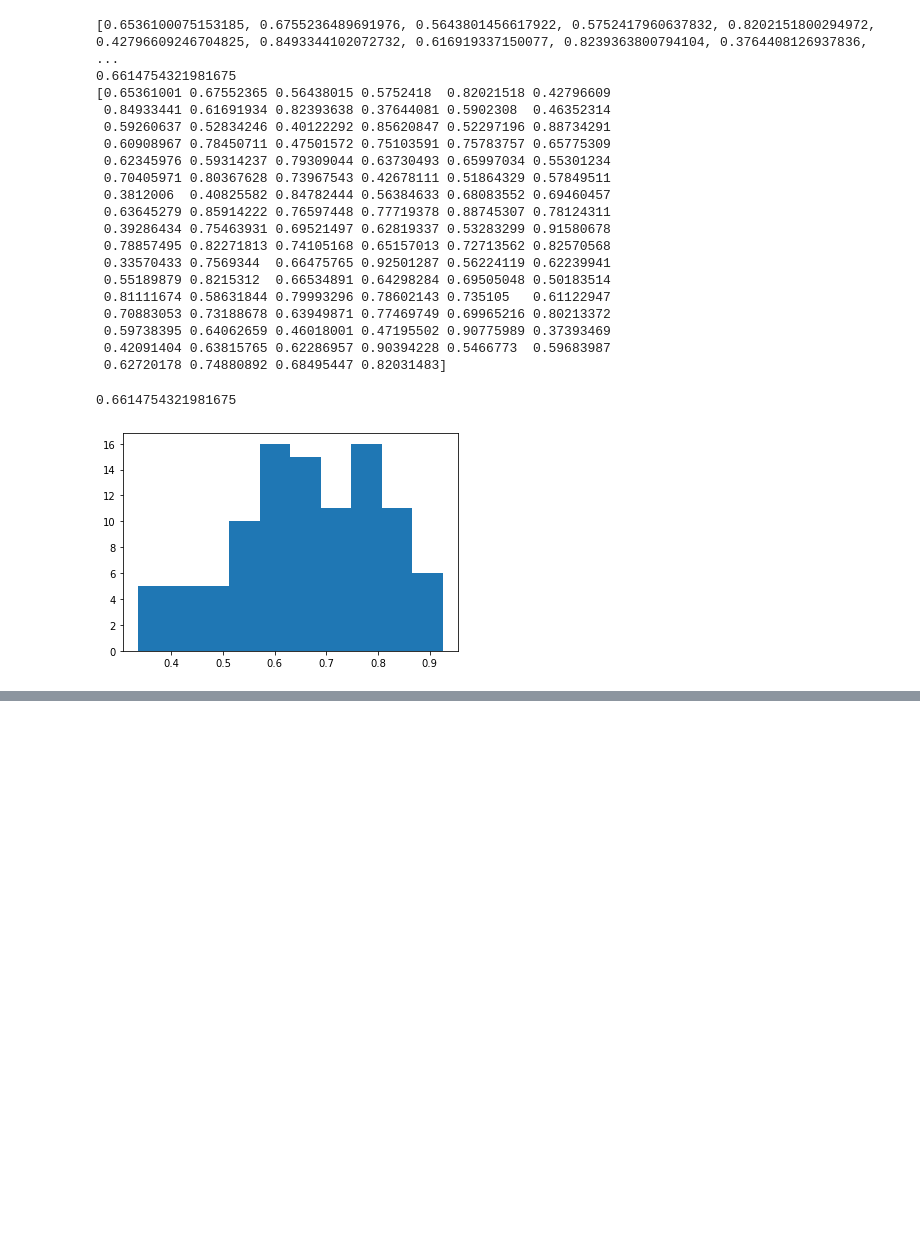
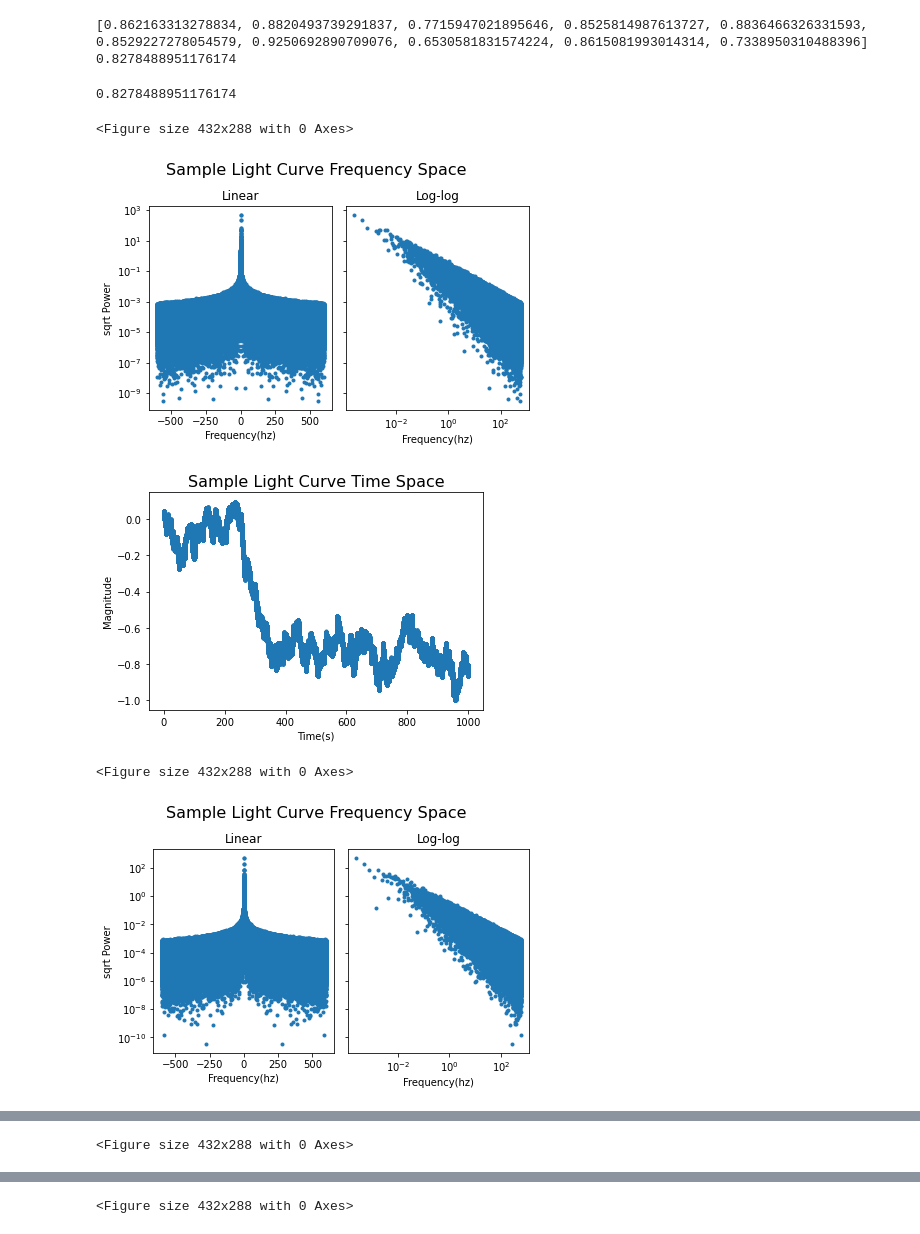
Before and after one commit to jblipper/VERITAS-Summer-Project-2022, a Jupyter notebook: Scripts/Correlation_Finder_Multiple_Samples.ipynb, the cells around one changed output, grey strips where cells are left out. Saved outputs shown, nothing was run; the diff lists cells and outputs as text; code cells hidden in the pictures; blank space fills up the shorter version.

```diff
--- a/Scripts/Correlation_Finder_Multiple_Samples.ipynb
+++ b/Scripts/Correlation_Finder_Multiple_Samples.ipynb
@@ -64,7 +64,9 @@ def gendata(T,dt,noise=2,plot=True,output=True):
     for i in range(len(re)):
         im.append(re[-i])
     y=np.concatenate([re,im])
-    M=invF(dt,re,output='yes',absolute='no',positiveoutput='yes',plot='no')
+    Mi=invF(dt,re,output='yes',absolute='no',positiveoutput='yes',plot='no')
+    Ma=np.array(Mi)
+    M=Ma/np.amax(abs(Ma))
     t=np.arange(0,np.size(M)*dt,dt)
 
     if plot==True:
@@ -109,6 +111,9 @@ def getcorrelation(datafile,N,a,b,dt,strength=1,plot1=False,plot2=False,showrs=F
     ttdata=[]
     for i in range(len(ttdata0)):
         ttdata.append(ttdata0[i]-ttdata0[0])
+    norm=np.array(mmdata)-(np.sum(mmdata)/np.size(mmdata))
+    rms=(np.sum(np.array(norm)**2)/np.size(norm))**0.5
+
     curves=[]
     for i in tqdm(range(N)):
         if plot1==True:
@@ -121,57 +126,46 @@ def getcorrelation(datafile,N,a,b,dt,strength=1,plot1=False,plot2=False,showrs=F
     for i in curves:
         yinjected=[]
         for j in range(len(mmdata)):
-            yinjected.append(abs(mmdata[j]+strength*i[j]))
+            yinjected.append(abs(mmdata[j]+strength*rms*i[j]))
         if plot2==True:
             plt.figure()
             plt.plot(ttdata,yinjected,'.')
             plt.title('Trimmed ECM Data with Injected Sample Light Curve')
             plt.xlabel('Time(s)')
             plt.ylabel('Average Absolute Magnitude(V)')
         injecteds.append(yinjected)
     rs=[]
     for i in range(len(injecteds)):
         corr_matrix = np.corrcoef(curves[i], injecteds[i])
         corr = corr_matrix[0,1]
         rs.append(corr)
     if showrs==True:
         print(rs)
     rmean=np.sum(rs)/N
     if printoutput==True:
         print(rmean)
     if histogram==True:
         plt.figure()
-        rs2=np.array(rs)
-        print(rs2)
-        t = plt.hist(rs2, 10,)
+        t = plt.hist(rs, 10,)
+        plt.title('Distribution of Correlation Coefficients')
+        plt.xlabel('Correlation Coefficient (R)')
+        plt.ylabel('Number of Occurrences')
+
 
 
 
     return rmean
 
 
 
 
-getcorrelation('20220104-FRB180814.J422+73-T1.csv',100,250,1250,1/1200,strength=2,plot1=False,plot2=False,showrs=True,printoutput=True,histogram=True)
+getcorrelation('20220104-FRB180814.J422+73-T1.csv',10,250,1250,1/1200,strength=5,plot1=True,plot2=True,showrs=True,printoutput=True,histogram=True)
 # %% [output]
-[0.6536100075153185, 0.6755236489691976, 0.5643801456617922, 0.5752417960637832, 0.8202151800294972, 0.42796609246704825, 0.8493344102072732, 0.616919337150077, 0.8239363800794104, 0.3764408126937836, ...
-0.6614754321981675
-[0.65361001 0.67552365 0.56438015 0.5752418  0.82021518 0.42796609
- 0.84933441 0.61691934 0.82393638 0.37644081 0.5902308  0.46352314
- 0.59260637 0.52834246 0.40122292 0.85620847 0.52297196 0.88734291
- 0.60908967 0.78450711 0.47501572 0.75103591 0.75783757 0.65775309
- 0.62345976 0.59314237 0.79309044 0.63730493 0.65997034 0.55301234
- 0.70405971 0.80367628 0.73967543 0.42678111 0.51864329 0.57849511
- 0.3812006  0.40825582 0.84782444 0.56384633 0.68083552 0.69460457
- 0.63645279 0.85914222 0.76597448 0.77719378 0.88745307 0.78124311
- 0.39286434 0.75463931 0.69521497 0.62819337 0.53283299 0.91580678
- 0.78857495 0.82271813 0.74105168 0.65157013 0.72713562 0.82570568
- 0.33570433 0.7569344  0.66475765 0.92501287 0.56224119 0.62239941
- 0.55189879 0.8215312  0.66534891 0.64298284 0.69505048 0.50183514
- 0.81111674 0.58631844 0.79993296 0.78602143 0.735105   0.61122947
- 0.70883053 0.73188678 0.63949871 0.77469749 0.69965216 0.80213372
- 0.59738395 0.64062659 0.46018001 0.47195502 0.90775989 0.37393469
- 0.42091404 0.63815765 0.62286957 0.90394228 0.5466773  0.59683987
- 0.62720178 0.74880892 0.68495447 0.82031483]
+[0.862163313278834, 0.8820493739291837, 0.7715947021895646, 0.8525814987613727, 0.8836466326331593, 0.8529227278054579, 0.9250692890709076, 0.6530581831574224, 0.8615081993014314, 0.7338950310488396]
+0.8278488951176174
-0.6614754321981675
+0.8278488951176174
+<Figure size 432x288 with 0 Axes>
-[figure, old version]
+[figure, new version]
+[figure, added]
+<Figure size 432x288 with 0 Axes>
+[figure, added]
@@ -177,0 +173 @@ getcorrelation('20220104-FRB180814.J422+73-T1.csv',100,250,1250,1/1200,strength=
+<Figure size 432x288 with 0 Axes>
@@ -177,0 +176 @@ getcorrelation('20220104-FRB180814.J422+73-T1.csv',100,250,1250,1/1200,strength=
+<Figure size 432x288 with 0 Axes>
```
Also changed, not shown: parts of 2 cells of this notebook.
